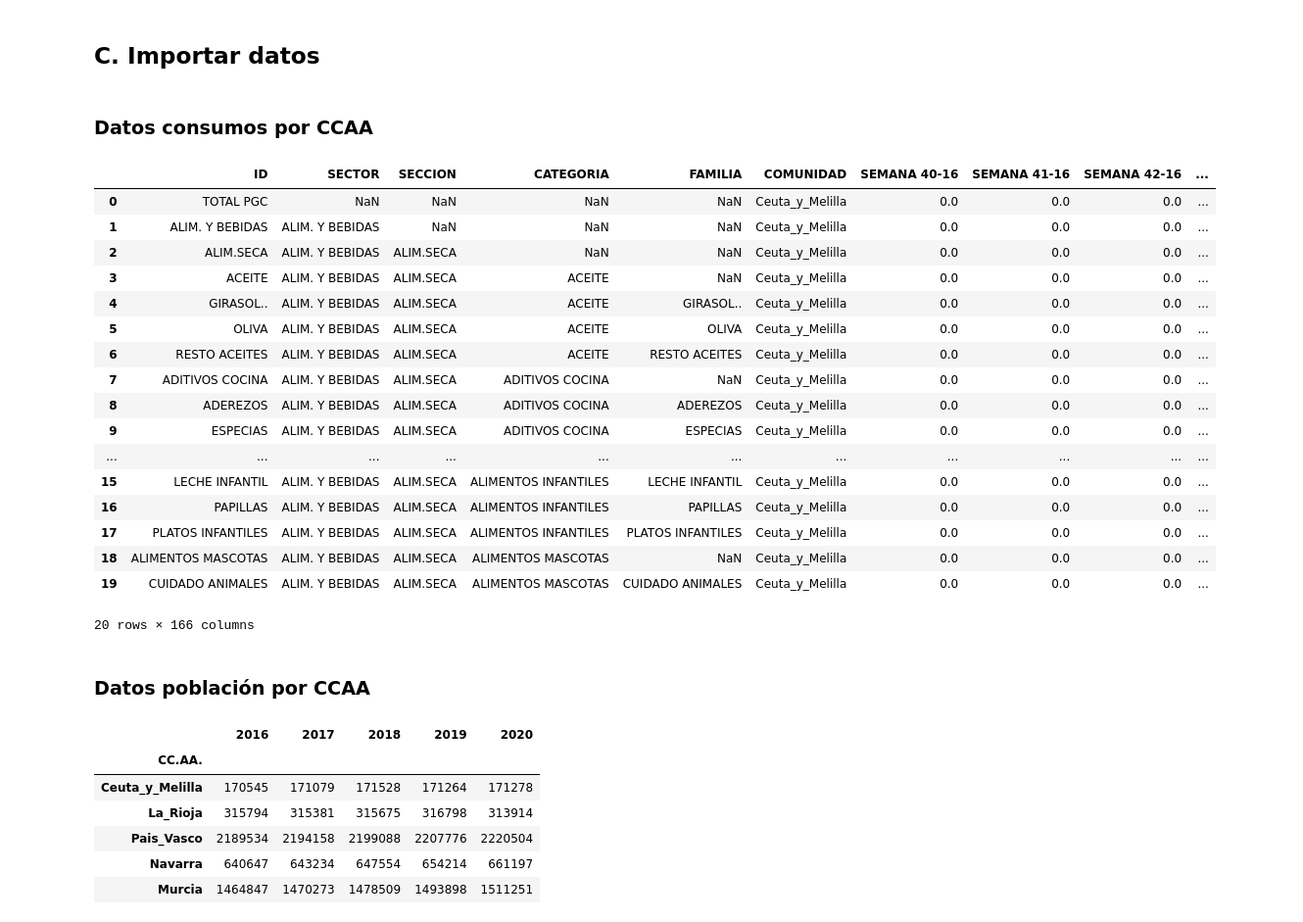
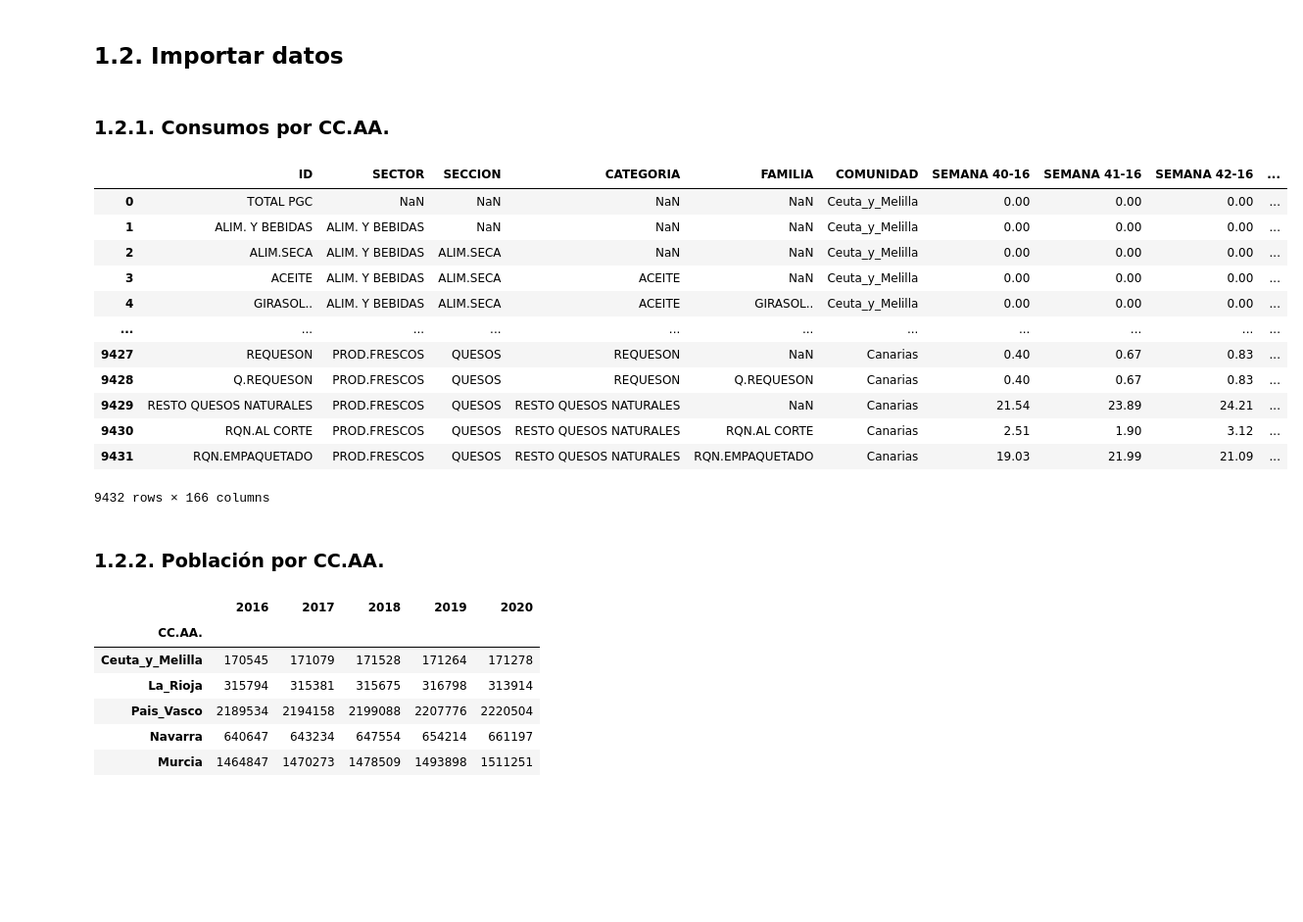
Before and after one commit to jftamaral/DSC-TFM-ImpactoAlimentacionSaludPersonas, a Jupyter notebook: TFM - Impacto de la alimentación sobre la salud de las personas.ipynb, the cells around one changed output. Shown at 98% size. Saved outputs shown, nothing was run; the diff lists cells and outputs as text; code cells hidden in the pictures; blank space fills up the shorter version.

```diff
--- a/TFM - Impacto de la alimentación sobre la salud de las personas.ipynb
+++ b/TFM - Impacto de la alimentación sobre la salud de las personas.ipynb
@@ -28,9 +42,9 @@ from sklearn import preprocessing
 
 import pickle
 # %% [markdown]
-## C. Importar datos<a class="anchor" id="data"></a>
+## 1.2. Importar datos <a class="anchor" id="data"></a>
-# %% [markdown]
-### Datos consumos por CCAA
+# %% [markdown]
+### 1.2.1. Consumos por CC.AA. <a class="anchor" id="consumos"></a>
 # %%
 PATH_COMUNIDADES = 'data/comunidades/'
 # %%
@@ -64,28 +78,23 @@ cols = df_comunidades.columns.tolist()
 cols = cols[:5] + cols[-1:] + cols[5:-1]
 df_comunidades = df_comunidades[cols]
 # %%
-df_comunidades.head(20)
+df_comunidades
 # %% [output]
 |  | ID | SECTOR | SECCION | CATEGORIA | FAMILIA | COMUNIDAD | SEMANA 40-16 | SEMANA 41-16 | SEMANA 42-16 | ... |
-| 0 | TOTAL PGC | NaN | NaN | NaN | NaN | Ceuta_y_Melilla | 0.0 | 0.0 | 0.0 | ... |
-| 1 | ALIM. Y BEBIDAS | ALIM. Y BEBIDAS | NaN | NaN | NaN | Ceuta_y_Melilla | 0.0 | 0.0 | 0.0 | ... |
-| 2 | ALIM.SECA | ALIM. Y BEBIDAS | ALIM.SECA | NaN | NaN | Ceuta_y_Melilla | 0.0 | 0.0 | 0.0 | ... |
-| 3 | ACEITE | ALIM. Y BEBIDAS | ALIM.SECA | ACEITE | NaN | Ceuta_y_Melilla | 0.0 | 0.0 | 0.0 | ... |
-| 4 | GIRASOL.. | ALIM. Y BEBIDAS | ALIM.SECA | ACEITE | GIRASOL.. | Ceuta_y_Melilla | 0.0 | 0.0 | 0.0 | ... |
-| 5 | OLIVA | ALIM. Y BEBIDAS | ALIM.SECA | ACEITE | OLIVA | Ceuta_y_Melilla | 0.0 | 0.0 | 0.0 | ... |
-| 6 | RESTO ACEITES | ALIM. Y BEBIDAS | ALIM.SECA | ACEITE | RESTO ACEITES | Ceuta_y_Melilla | 0.0 | 0.0 | 0.0 | ... |
-| 7 | ADITIVOS COCINA | ALIM. Y BEBIDAS | ALIM.SECA | ADITIVOS COCINA | NaN | Ceuta_y_Melilla | 0.0 | 0.0 | 0.0 | ... |
-| 8 | ADEREZOS | ALIM. Y BEBIDAS | ALIM.SECA | ADITIVOS COCINA | ADEREZOS | Ceuta_y_Melilla | 0.0 | 0.0 | 0.0 | ... |
-| 9 | ESPECIAS | ALIM. Y BEBIDAS | ALIM.SECA | ADITIVOS COCINA | ESPECIAS | Ceuta_y_Melilla | 0.0 | 0.0 | 0.0 | ... |
+| 0 | TOTAL PGC | NaN | NaN | NaN | NaN | Ceuta_y_Melilla | 0.00 | 0.00 | 0.00 | ... |
+| 1 | ALIM. Y BEBIDAS | ALIM. Y BEBIDAS | NaN | NaN | NaN | Ceuta_y_Melilla | 0.00 | 0.00 | 0.00 | ... |
+| 2 | ALIM.SECA | ALIM. Y BEBIDAS | ALIM.SECA | NaN | NaN | Ceuta_y_Melilla | 0.00 | 0.00 | 0.00 | ... |
+| 3 | ACEITE | ALIM. Y BEBIDAS | ALIM.SECA | ACEITE | NaN | Ceuta_y_Melilla | 0.00 | 0.00 | 0.00 | ... |
+| 4 | GIRASOL.. | ALIM. Y BEBIDAS | ALIM.SECA | ACEITE | GIRASOL.. | Ceuta_y_Melilla | 0.00 | 0.00 | 0.00 | ... |
 | ... | ... | ... | ... | ... | ... | ... | ... | ... | ... | ... |
-| 15 | LECHE INFANTIL | ALIM. Y BEBIDAS | ALIM.SECA | ALIMENTOS INFANTILES | LECHE INFANTIL | Ceuta_y_Melilla | 0.0 | 0.0 | 0.0 | ... |
-| 16 | PAPILLAS | ALIM. Y BEBIDAS | ALIM.SECA | ALIMENTOS INFANTILES | PAPILLAS | Ceuta_y_Melilla | 0.0 | 0.0 | 0.0 | ... |
-| 17 | PLATOS INFANTILES | ALIM. Y BEBIDAS | ALIM.SECA | ALIMENTOS INFANTILES | PLATOS INFANTILES | Ceuta_y_Melilla | 0.0 | 0.0 | 0.0 | ... |
-| 18 | ALIMENTOS MASCOTAS | ALIM. Y BEBIDAS | ALIM.SECA | ALIMENTOS MASCOTAS | NaN | Ceuta_y_Melilla | 0.0 | 0.0 | 0.0 | ... |
-| 19 | CUIDADO ANIMALES | ALIM. Y BEBIDAS | ALIM.SECA | ALIMENTOS MASCOTAS | CUIDADO ANIMALES | Ceuta_y_Melilla | 0.0 | 0.0 | 0.0 | ... |
+| 9427 | REQUESON | PROD.FRESCOS | QUESOS | REQUESON | NaN | Canarias | 0.40 | 0.67 | 0.83 | ... |
+| 9428 | Q.REQUESON | PROD.FRESCOS | QUESOS | REQUESON | Q.REQUESON | Canarias | 0.40 | 0.67 | 0.83 | ... |
+| 9429 | RESTO QUESOS NATURALES | PROD.FRESCOS | QUESOS | RESTO QUESOS NATURALES | NaN | Canarias | 21.54 | 23.89 | 24.21 | ... |
+| 9430 | RQN.AL CORTE | PROD.FRESCOS | QUESOS | RESTO QUESOS NATURALES | RQN.AL CORTE | Canarias | 2.51 | 1.90 | 3.12 | ... |
+| 9431 | RQN.EMPAQUETADO | PROD.FRESCOS | QUESOS | RESTO QUESOS NATURALES | RQN.EMPAQUETADO | Canarias | 19.03 | 21.99 | 21.09 | ... |
-20 rows × 166 columns
+9432 rows × 166 columns
-# %% [markdown]
-### Datos población por CCAA
+# %% [markdown]
+### 1.2.2. Población por CC.AA. <a class="anchor" id="poblacion"></a>
 # %%
 PATH_POBLACION = './data/poblacion/'
 # %%
```
Also changed, not shown: parts of 31 cells of this notebook.
